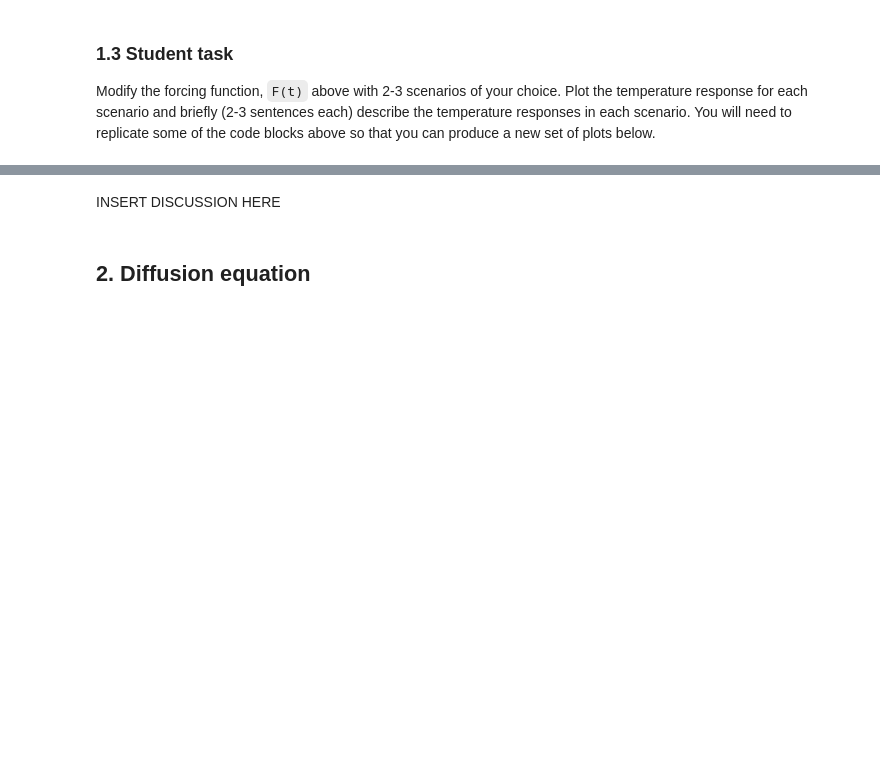
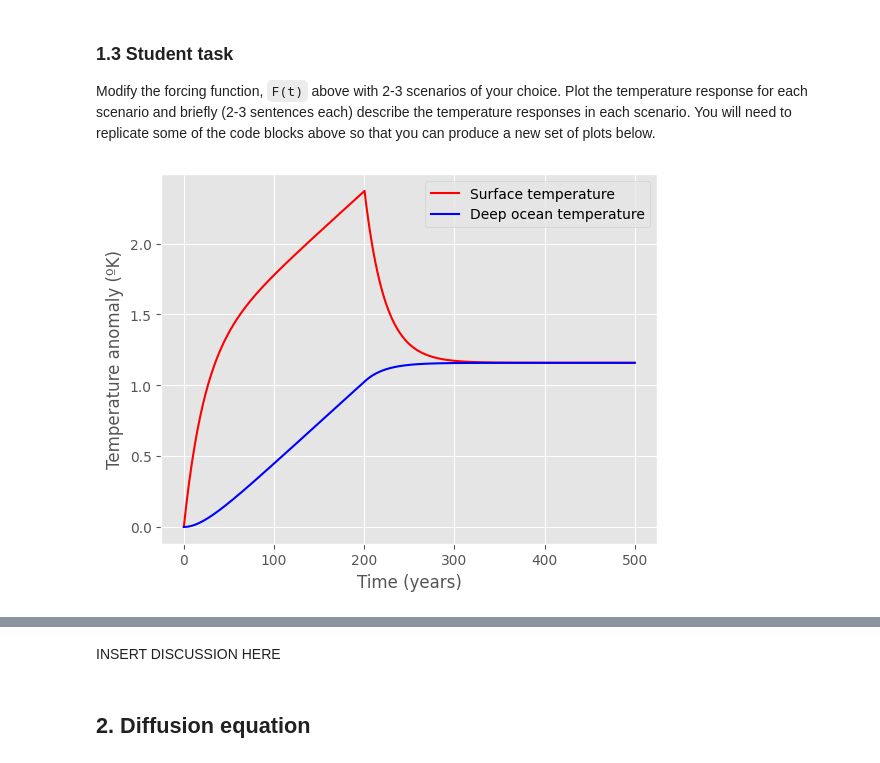
Before and after one commit to JefPhilippe/QCES, a Jupyter notebook: Project1_numerical_methods.ipynb, the cells around one changed output, grey strips where cells are left out. Saved outputs shown, nothing was run; the diff lists cells and outputs as text; code cells hidden in the pictures; blank space fills up the shorter version.

```diff
--- a/Project1_numerical_methods.ipynb
+++ b/Project1_numerical_methods.ipynb
@@ -88,0 +101,24 @@ Modify the forcing function, `F(t)` above with 2-3 scenarios of your choice. Plo
+# %%
+# Add code to make plots here
+def plot_scenario(F):
+  Nt = 500 # number of time steps (including the starting point)
+  T = np.zeros(Nt) # surface temperature array
+  theta = np.zeros(Nt) # deep ocean temperature array
+  T[0] = 0 # initial surface temperature anomaly (ºK)
+  theta[0] = 0 # initial deep ocean temperature anomaly (ºK)
+
+  t = np.linspace(0, 500, Nt) # time in years.  This starts at 0 and ends at 500, with Nt total points
+  dt = t[1] - t[0] # timestep in years
+
+  for i in range(0, Nt-1):
+      T[i+1] = T[i] + dt * (F(i) - gamma * (T[i] - theta[i])) / C_s
+      theta[i+1] = theta[i] + gamma * (dt / C_d) * (T[i] - theta[i])
+
+  plt.plot(t,T,'r-')
+  plt.plot(t,theta,'b-')
+  plt.legend(['Surface temperature','Deep ocean temperature'])
+  plt.xlabel('Time (years)')
+  plt.ylabel('Temperature anomaly (ºK)')
+  plt.show()
+# %% [output]
+[figure, added]
```
Also changed, not shown: parts of 22 cells of this notebook.
